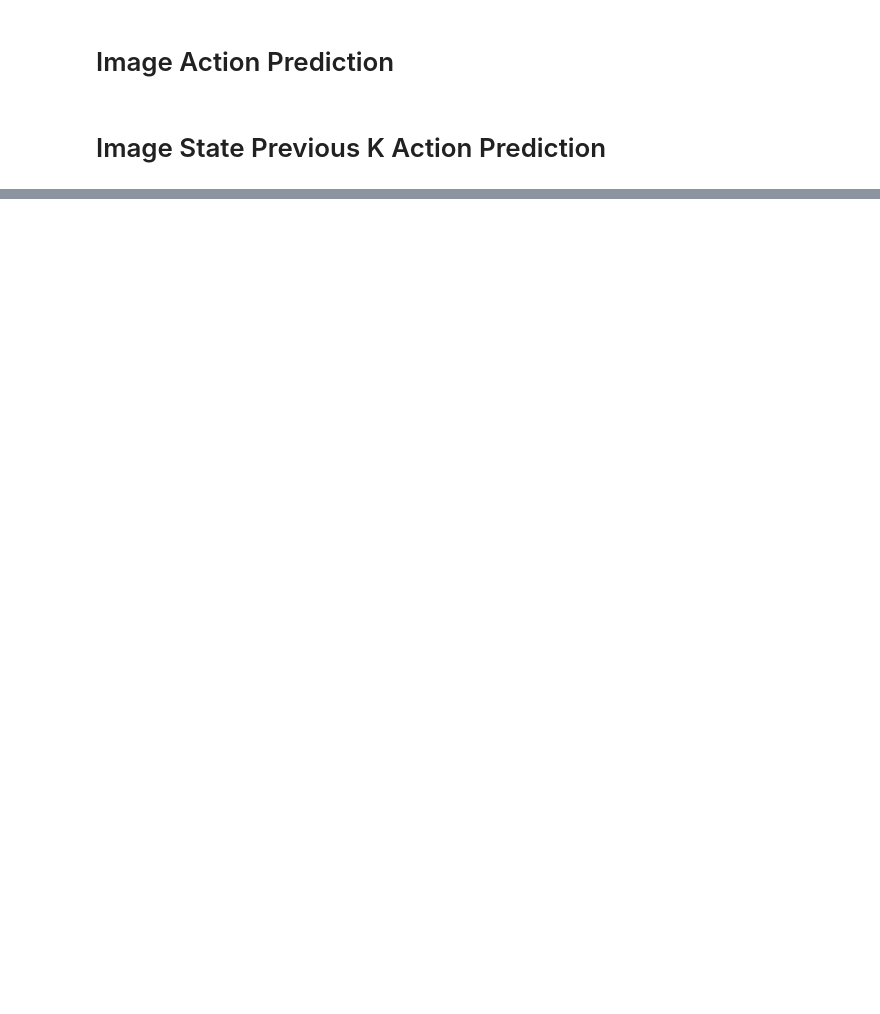
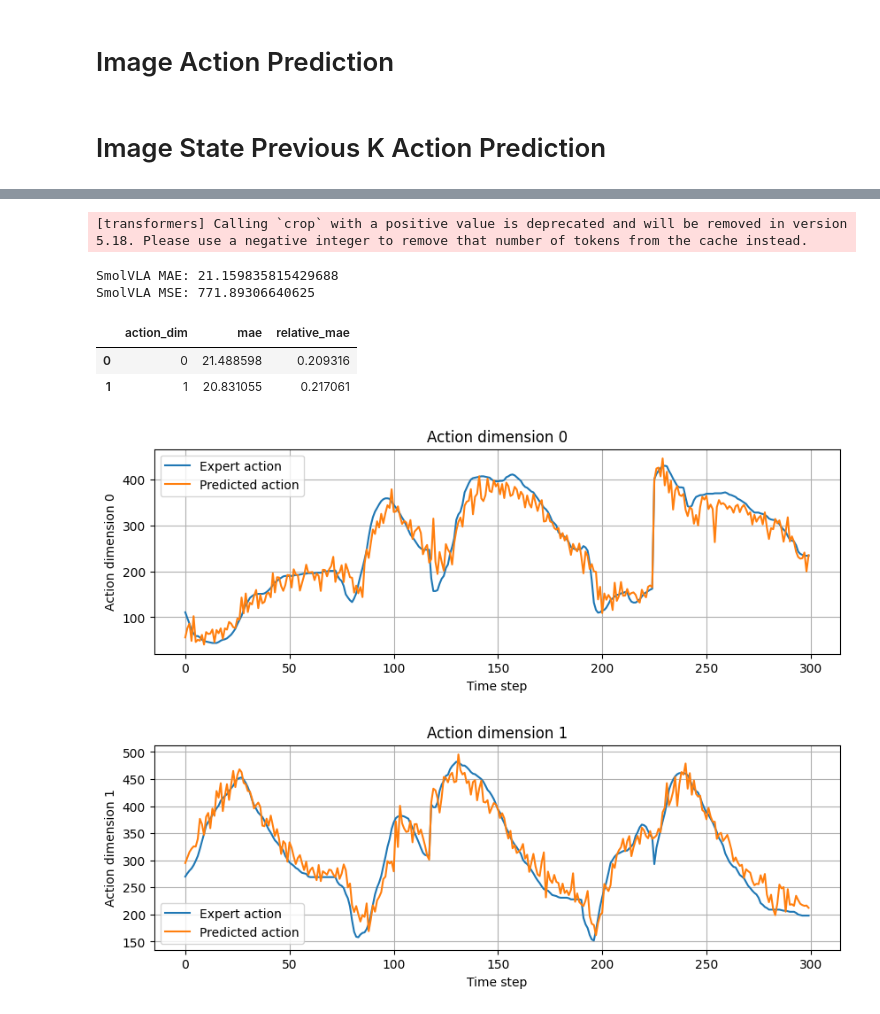
Before and after one commit to kasrasa/ViT-VLM-experiments, a Jupyter notebook: VLA_Experiments.ipynb, the cells around one changed output, grey strips where cells are left out. Drawn from its saved outputs; the diff is of its cells as text; code cells hidden in the pictures; blank space fills up the shorter version.

Commit message:
implemented pretrained smolVLA model to compare the results with my benchmark models on the lerobot/pusht dataset

```diff
--- a/VLA_Experiments.ipynb
+++ b/VLA_Experiments.ipynb
@@ -2233,0 +2339,16 @@ display(baseline_comparison_df.sort_values("val_mae"))
+# %%
+from pathlib import Path
+
+checkpoint_paths = sorted(
+    Path(OUTPUT_DIR).glob(
+        "checkpoints/*/pretrained_model"
+    )
+)
+
+for path in checkpoint_paths:
+    print(path)
+
+VLA_CHECKPOINT = str(checkpoint_paths[-1])
+
+print("\nUsing checkpoint:")
+print(VLA_CHECKPOINT)
@@ -2233,0 +2510,46 @@ display(baseline_comparison_df.sort_values("val_mae"))
+# %%
+smolvla_metrics = evaluate_smolvla_one_step(
+    policy=smolvla_policy,
+    preprocessor=smolvla_preprocessor,
+    postprocessor=smolvla_postprocessor,
+
+    dataset=smolvla_val_dataset,
+
+    image_key=image_key,
+    state_key=state_key,
+    action_key=action_key,
+
+    task="Push the T-shaped block to the target",
+)
+
+print(
+    "SmolVLA MAE:",
+    smolvla_metrics["mae"],
+)
+
+print(
+    "SmolVLA MSE:",
+    smolvla_metrics["mse"],
+)
+
+
+display(
+    per_action_dim_metrics(
+        smolvla_metrics["y_true"],
+        smolvla_metrics["y_pred"],
+    )
+)
+
+plot_action_trajectory(
+    smolvla_metrics["y_true"],
+    smolvla_metrics["y_pred"],
+)
+# %% [output]
+[transformers] Calling `crop` with a positive value is deprecated and will be removed in version 5.18. Please use a negative integer to remove that number of tokens from the cache instead.
+SmolVLA MAE: 21.159835815429688
+SmolVLA MSE: 771.89306640625
+|  | action_dim | mae | relative_mae |
+| 0 | 0 | 21.488598 | 0.209316 |
+| 1 | 1 | 20.831055 | 0.217061 |
+[figure, added]
+[figure, added]
```
Also changed, not shown: parts of 15 cells of this notebook.
